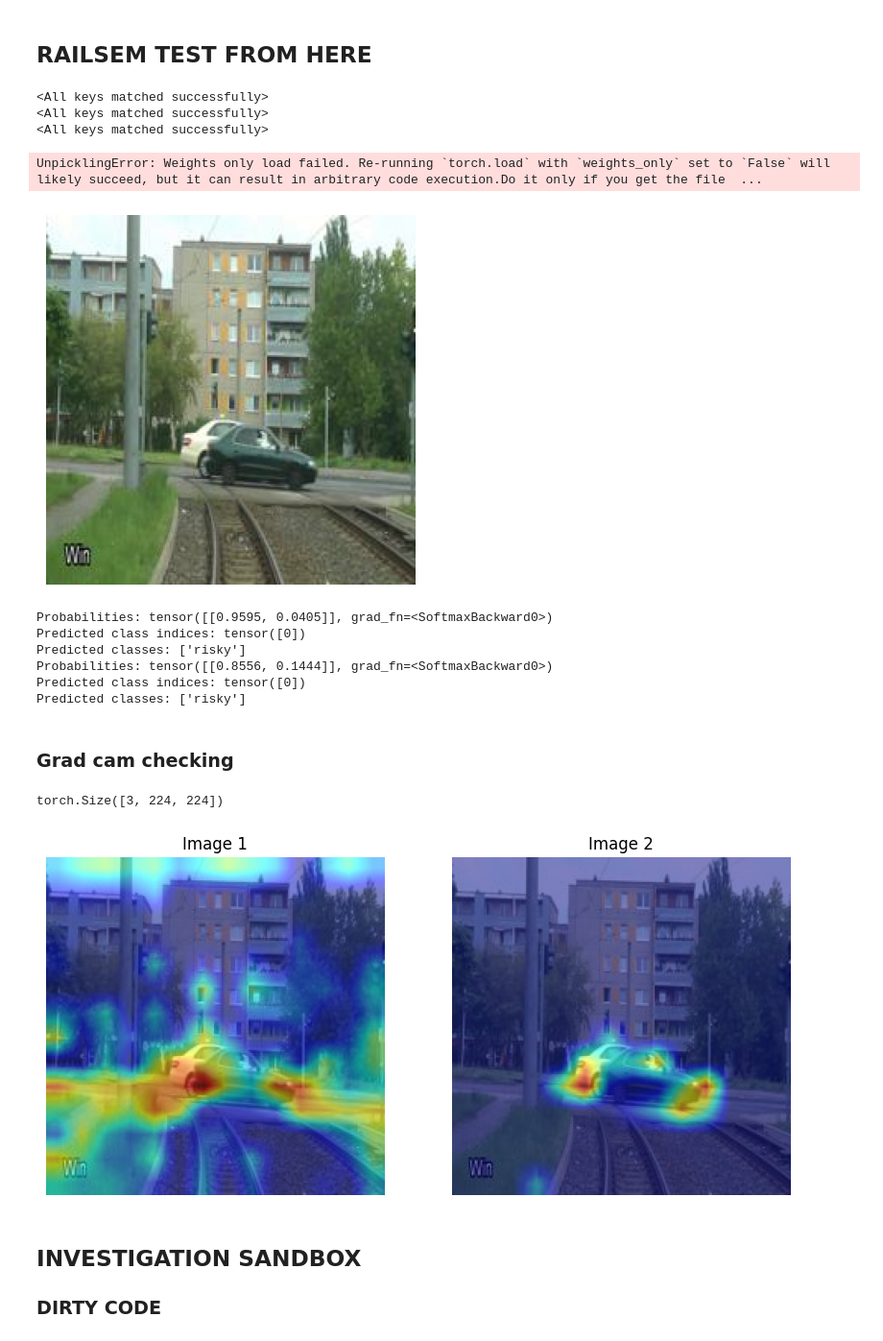
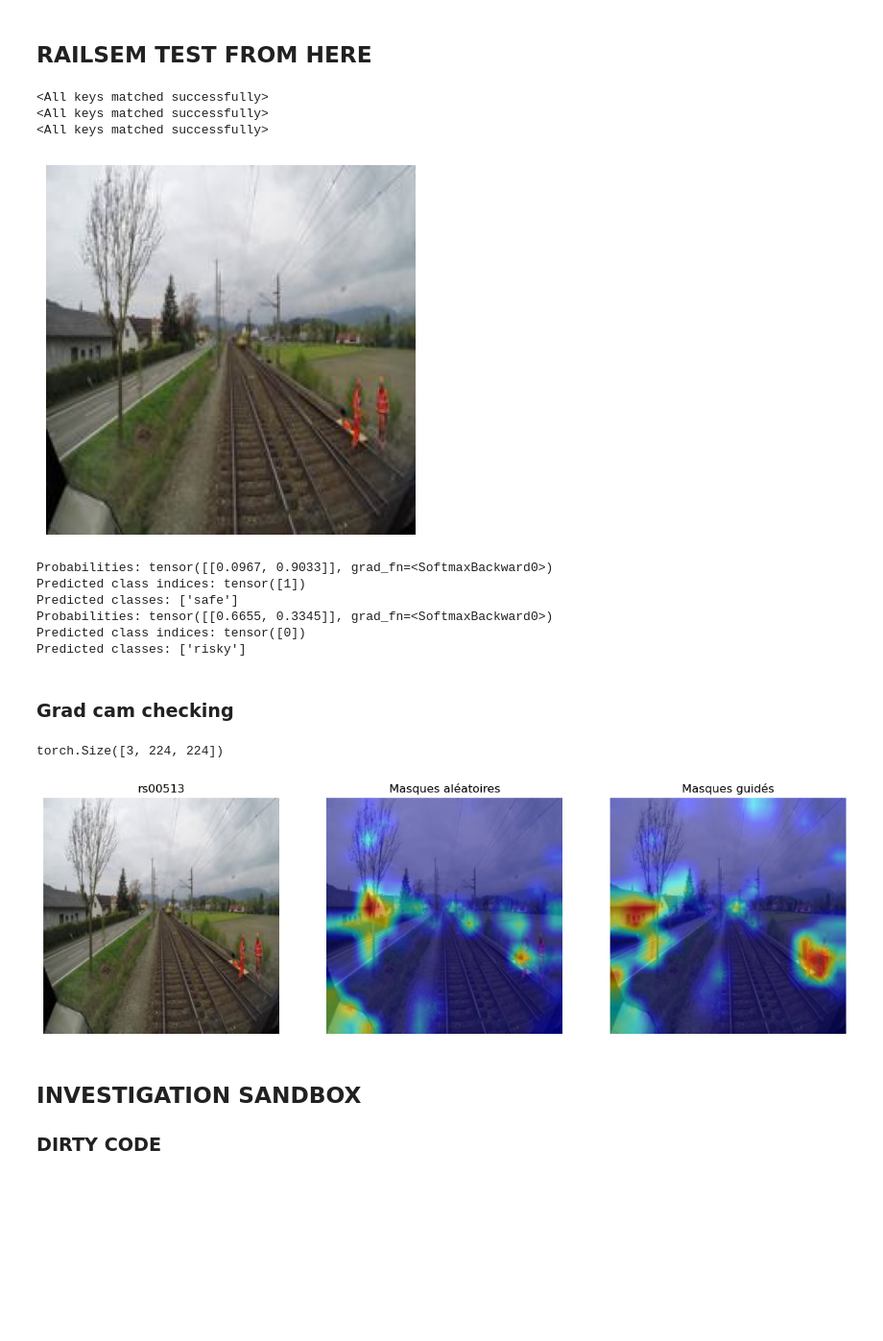
Before and after one commit to Danila-Pechenev/mae_railway_risk, a Jupyter notebook: vitmae_finetune_visualize.ipynb, the cells around one changed output. Shown at 96% size. Cells and saved outputs as stored; diff of their text form; code cells hidden in the pictures; blank space fills up the shorter version.

```diff
--- a/vitmae_finetune_visualize.ipynb
+++ b/vitmae_finetune_visualize.ipynb
@@ -193,22 +190,24 @@ torch.Size([3, 224, 224])
 # %%
 #################################################
 #chkpt_dir_railsem = './finetune/finetune_railsem4_balanced_10000/best_model.pth'
-chkpt_dir_railsem_nomask = './finetune/finetune_railsem4_balanced_10000/best_model.pth'
-chkpt_dir_railsem_mask = './finetune/finetune_testold/best_model.pth'
-chkpt_dir_vit_users_median = './finetune/finetune_VIT_Users_2vsall/best_model.pth'
-chkpt_dir_vit_classif = '../thesis1/saved/Tab2/fold2/models/median_UsersVitClassif_Users_2vsall/median_UsersVitClassif_Users_2vsall/model_best.pth'
+chkpt_dir_railsem_nomask = './output_dir/finetune/finetune_railsem_nomask_nopretrain/best_model.pth'
+chkpt_dir_railsem_mask = './output_dir/finetune_thesis/finetune_railsem_masked_distance_nopretrain/best_model.pth'
+chkpt_PRETRAINED = './output_dir/finetune/finetune_railsem_nomask_pretrained/best_model.pth'
+#chkpt_dir_vit_users_median = './finetune/finetune_VIT_Users_2vsall/best_model.pth'
+#chkpt_dir_vit_classif = '../thesis1/saved/Tab2/fold2/models/median_UsersVitClassif_Users_2vsall/median_UsersVitClassif_Users_2vsall/model_best.pth'
 model_mae_classif_railsem_mask = prepare_model(chkpt_dir_railsem_mask,'vit_base_patch16')
 model_mae_classif_railsem_nomask = prepare_model(chkpt_dir_railsem_nomask, 'vit_base_patch16')
-model_mae_classif_vit_users_median = prepare_model(chkpt_dir_vit_users_median,'vit_base_patch16')
-model_mae_classif_vit_classif = prepare_model_special(chkpt_dir_vit_classif,'vit_base_patch16')
+model_mae_classif_PRETRAINED = prepare_model(chkpt_PRETRAINED, 'vit_base_patch16')
+#model_mae_classif_vit_users_median = prepare_model(chkpt_dir_vit_users_median,'vit_base_patch16')
+#model_mae_classif_vit_classif = prepare_model_special(chkpt_dir_vit_classif,'vit_base_patch16')
 # %% [output]
 <All keys matched successfully>
 <All keys matched successfully>
 <All keys matched successfully>
-UnpicklingError: Weights only load failed. Re-running `torch.load` with `weights_only` set to `False` will likely succeed, but it can result in arbitrary code execution.Do it only if you get the file  ...
 # %%
-#img_path = "../../data/images/2vsall/test/risky/rs00184.jpg" ##RAILSEM19 TRAINING
-img_path = "../../data/images/2vsall_bl_2/test/risky/rs07227.jpg"#railsem balanced
+img_path = "../../data/railsem19/2vsall/train/risky/rs07217.jpg" ##RAILSEM19 TRAINING
+#img_path = "../../data/railsem19/2vsall/train/risky/rs03983.jpg" ##RAILSEM19 TRAINING
+#img_path = "../../data/railsem19/2vsall_bl_2/test/risky/rs07227.jpg"#railsem balanced
 #img_path = "../../data/images/rs19_224/rs00202.jpg" ##RAILSEM19 ALL
 #img_path="../../data/cat_dog/test/cat/94.jpg" ##CATDOG
 #img_path = "../../data/simulator/synthetic/3_forest/images/8.png" ##SIMULATOR
@@ -226,11 +225,11 @@ img_tsf = img / imagenet_std
 plt.rcParams['figure.figsize'] = [5, 5]
 show_image(torch.tensor(img_tsf))
 # %% [output]
-[figure, old version]
+[figure, new version]
 # %%
 result_nomask = run_one_image(img_tsf, model_mae_classif_railsem_nomask)
-#result_mask = run_one_image(img_tsf,model_mae_classif_railsem_mask)
-result_mask = run_one_image(img_tsf,model_mae_classif_vit_users_median)
+result_mask = run_one_image(img_tsf,model_mae_classif_railsem_mask)
+#result_mask = run_one_image(img_tsf,model_mae_classif_vit_users_median)
 # Optionally compute probabilities
 
 ## Here test the nomask
@@ -259,12 +258,12 @@ class_labels = ['risky', 'safe']
 predicted_classes = [class_labels[idx] for idx in predicted_class_indices]
 print("Predicted classes:", predicted_classes)
 # %% [output]
-Probabilities: tensor([[0.9595, 0.0405]], grad_fn=<SoftmaxBackward0>)
+Probabilities: tensor([[0.0967, 0.9033]], grad_fn=<SoftmaxBackward0>)
+Predicted class indices: tensor([1])
+Predicted classes: ['safe']
+Probabilities: tensor([[0.6655, 0.3345]], grad_fn=<SoftmaxBackward0>)
 Predicted class indices: tensor([0])
 Predicted classes: ['risky']
-Probabilities: tensor([[0.8556, 0.1444]], grad_fn=<SoftmaxBackward0>)
-Predicted class indices: tensor([0])
-Predicted classes: ['risky']
 # %% [markdown]
 ### Grad cam checking
 # %%
@@ -292,43 +291,47 @@ numpy_array = tensor_permuted_float.numpy()
 
 #transpose numpy_array to image original look
 mean = np.array([0.485, 0.456, 0.406])
 std = np.array([0.229, 0.224, 0.225])
 
 img_transposed = tensor_permuted* std + mean
 img_transposed = np.clip(img_transposed,0,1)
 
 grayscale_cam = cam1(input_tensor=input_image,targets=targets)
 grayscale_cam = grayscale_cam[0,:]
 
 visualization1 = show_cam_on_image(img_transposed.numpy(),grayscale_cam,use_rgb=True)
 
-target_layers = [model_mae_classif_vit_users_median.blocks[selecthead].norm1]
+target_layers = [model_mae_classif_railsem_mask.blocks[selecthead].norm1]
 #target_layers = [block.norm1 for block in model.vit_model.blocks]
-cam2 = GradCAM(model=model_mae_classif_vit_users_median,target_layers=target_layers,reshape_transform=reshape_transform)
+cam2 = GradCAM(model=model_mae_classif_railsem_mask,target_layers=target_layers,reshape_transform=reshape_transform)
 targets = [ClassifierOutputTarget(0)]
 
 grayscale_cam = cam2(input_tensor=input_image,targets=targets)
 grayscale_cam = grayscale_cam[0,:]
 visualization2 = show_cam_on_image(img_transposed.numpy(),grayscale_cam,use_rgb=True)
 
 # Create a figure with 1 row and 2 columns
-fig, axes = plt.subplots(1, 2, figsize=(10, 10))
+fig, axes = plt.subplots(1, 3, figsize=(15, 15))
+
+axes[0].imshow(img_jpg)
+axes[0].axis("off")  # Hide axes
+axes[0].set_title("rs00513")
 
 # Display the first image
-axes[0].imshow(visualization1)
-axes[0].axis("off")  # Hide axes
-axes[0].set_title("Image 1")
+axes[1].imshow(visualization1)
+axes[1].axis("off")  # Hide axes
+axes[1].set_title("Masques aléatoires")
 
 # Display the second image
-axes[1].imshow(visualization2)
-axes[1].axis("off")  # Hide axes
-axes[1].set_title("Image 2")
+axes[2].imshow(visualization2)
+axes[2].axis("off")  # Hide axes
+axes[2].set_title("Masques guidés")
 
 # Show the figure
 plt.show()
 # %% [output]
 torch.Size([3, 224, 224])
-[figure, old version]
+[figure, new version]
 # %% [markdown]
 ## INVESTIGATION SANDBOX
 ### DIRTY CODE
```
Also changed, not shown: parts of 3 cells of this notebook, 6 other files.
